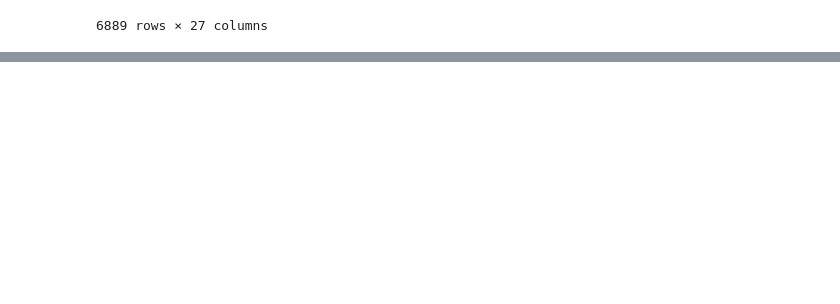
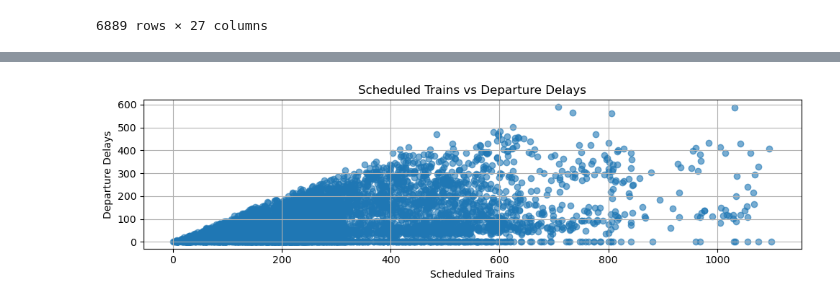
Before and after one commit to Martin-Matin-Muller/Tardis-EPITECH, a Jupyter notebook: tardis_eda.ipynb, the cells around one changed output, grey strips where cells are left out. Cells and saved outputs as stored; diff of their text form; code cells hidden in the pictures; blank space fills up the shorter version.

```diff
--- a/tardis_eda.ipynb
+++ b/tardis_eda.ipynb
@@ -274,0 +368,11 @@ df
+# %%
+plt.figure(figsize=(10, 3))
+plt.scatter(df['Number of scheduled trains'], df['Number of trains delayed at departure'], alpha=0.6)
+plt.title('Scheduled Trains vs Departure Delays')
+plt.xlabel('Scheduled Trains')
+plt.ylabel('Departure Delays')
+plt.grid(True)
+plt.tight_layout()
+plt.show()
+# %% [output]
+[figure, added]
```
Also changed, not shown: parts of 9 cells of this notebook.
